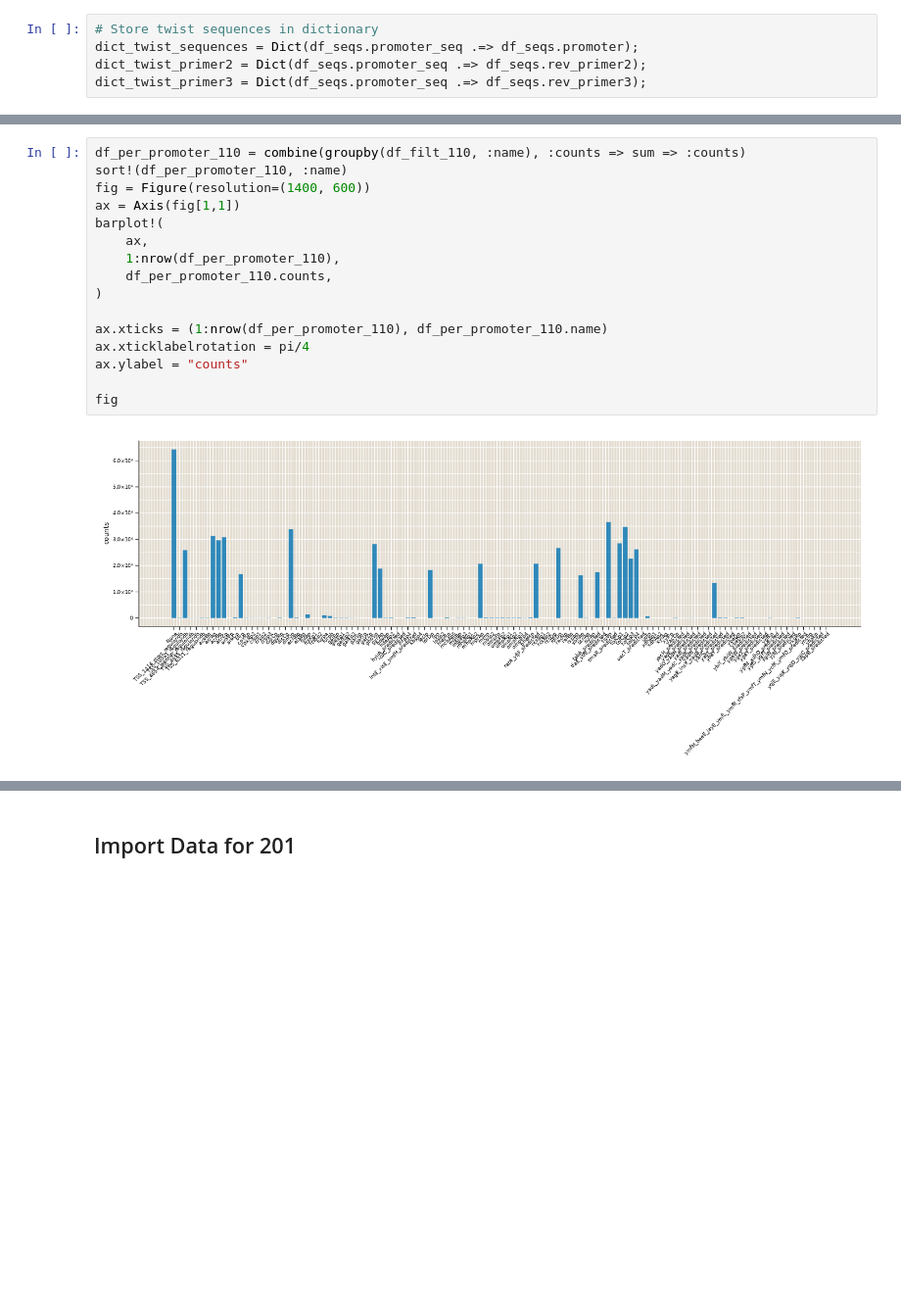
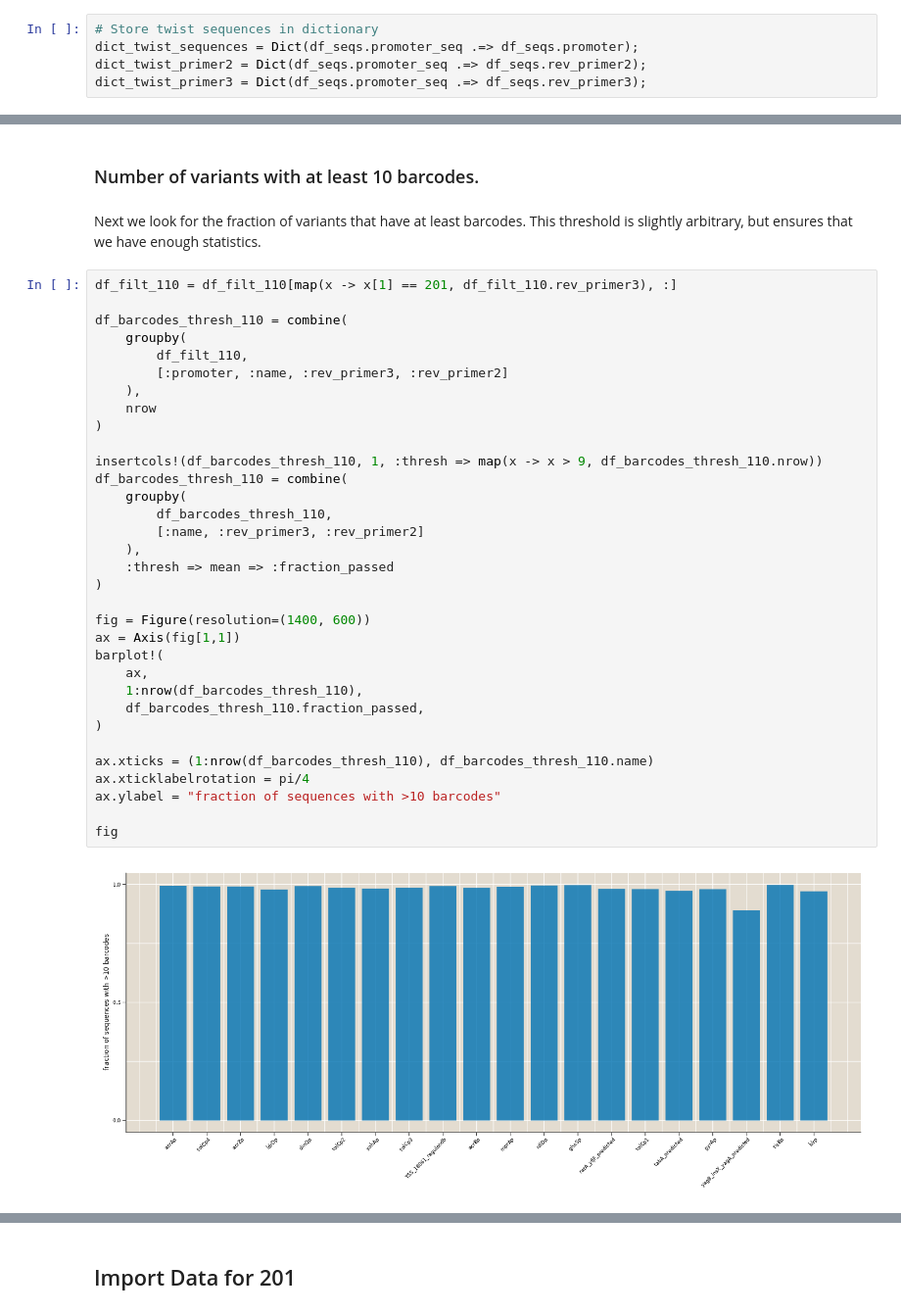
Before and after one commit to RPGroup-PBoC/Reg-Seq-2, a Jupyter notebook: code/processing/20220514_mapping/Mapping_analysis.ipynb, the cells around one changed output, grey strips where cells are left out. Shown at 98% size. Saved outputs shown, nothing was run; the diff lists cells and outputs as text; blank space fills up the shorter version.

```diff
--- a/code/processing/20220514_mapping/Mapping_analysis.ipynb
+++ b/code/processing/20220514_mapping/Mapping_analysis.ipynb
@@ -147,18 +214,39 @@ fig
+# %% [markdown]
+### Number of variants with at least 10 barcodes.
+# %% [markdown]
+Next we look for the fraction of variants that have at least barcodes. This threshold is slightly arbitrary, but ensures that we have enough statistics.
 # %%
-df_per_promoter_110 = combine(groupby(df_filt_110, :name), :counts => sum => :counts)
-sort!(df_per_promoter_110, :name)
+df_filt_110 = df_filt_110[map(x -> x[1] == 201, df_filt_110.rev_primer3), :]
+
+df_barcodes_thresh_110 = combine(
+    groupby(
+        df_filt_110,
+        [:promoter, :name, :rev_primer3, :rev_primer2]
+    ),
+    nrow
+)
+
+insertcols!(df_barcodes_thresh_110, 1, :thresh => map(x -> x > 9, df_barcodes_thresh_110.nrow))
+df_barcodes_thresh_110 = combine(
+    groupby(
+        df_barcodes_thresh_110,
+        [:name, :rev_primer3, :rev_primer2]
+    ),
+    :thresh => mean => :fraction_passed
+)
+
 fig = Figure(resolution=(1400, 600))
 ax = Axis(fig[1,1])
 barplot!(
     ax,
-    1:nrow(df_per_promoter_110),
-    df_per_promoter_110.counts,
+    1:nrow(df_barcodes_thresh_110),
+    df_barcodes_thresh_110.fraction_passed,
 )
 
-ax.xticks = (1:nrow(df_per_promoter_110), df_per_promoter_110.name)
+ax.xticks = (1:nrow(df_barcodes_thresh_110), df_barcodes_thresh_110.name)
 ax.xticklabelrotation = pi/4
-ax.ylabel = "counts"
+ax.ylabel = "fraction of sequences with >10 barcodes"
 
 fig
 # %% [output]
-[figure, old version]
+[figure, new version]
```
Also changed, not shown: parts of 73 cells of this notebook, 7 other files.
